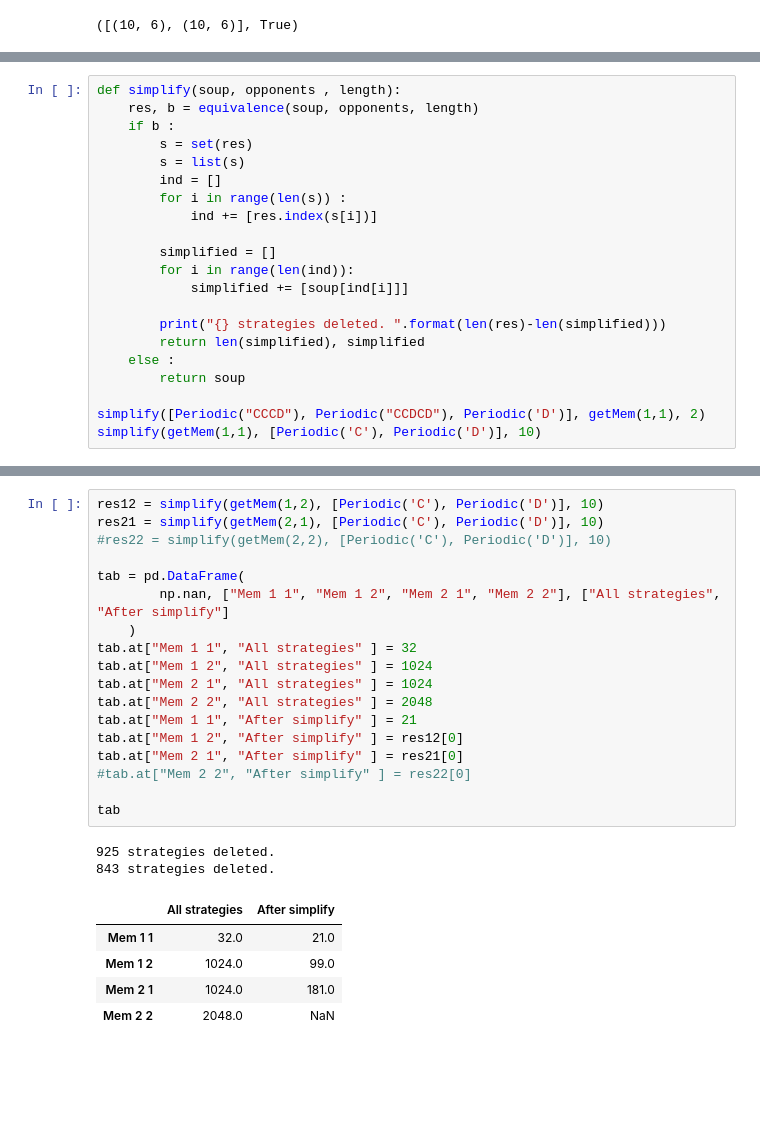
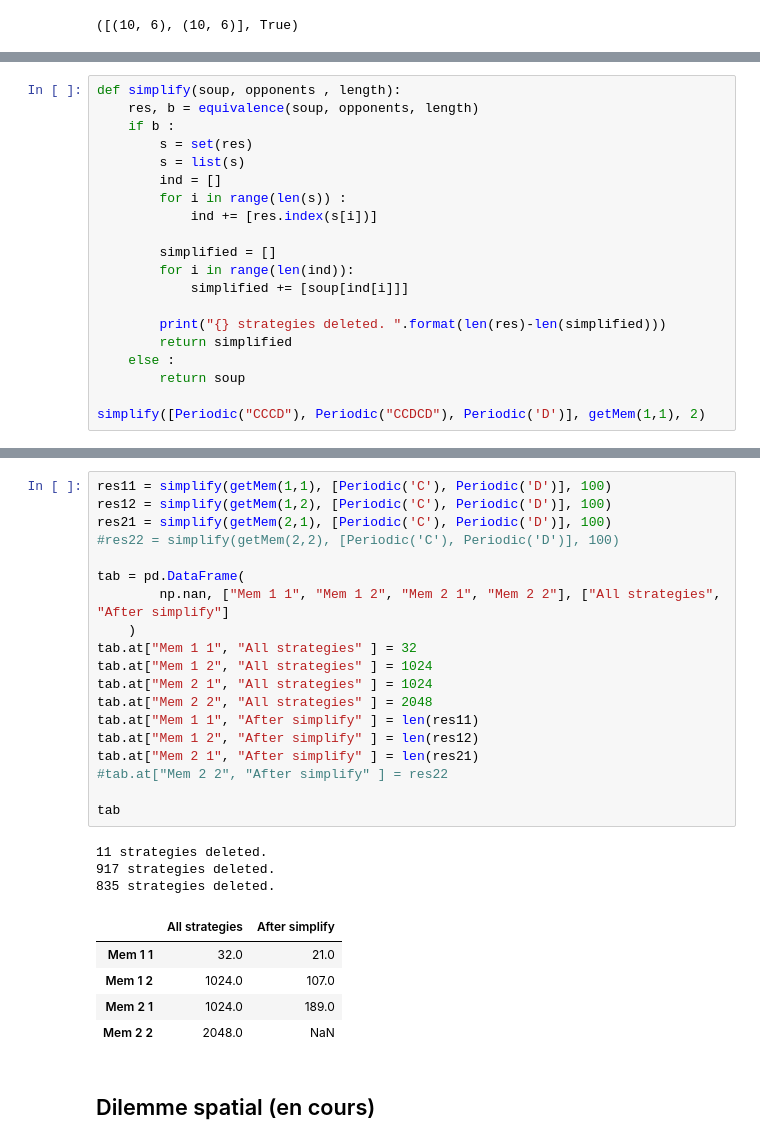
Before and after one commit to cristal-smac/ipd, a Jupyter notebook: FR/Tools.ipynb, the cells around one changed output, grey strips where cells are left out. Saved outputs shown, nothing was run; the diff lists cells and outputs as text; blank space fills up the shorter version.

Commit message:
tableau equivalence ok + dilemme spatial

```diff
--- a/FR/Tools.ipynb
+++ b/FR/Tools.ipynb
@@ -151,11 +154,10 @@ def simplify(soup, opponents , length):
             simplified += [soup[ind[i]]]
 
         print("{} strategies deleted. ".format(len(res)-len(simplified)))
-        return len(simplified), simplified
+        return simplified
     else :
         return soup
 
 simplify([Periodic("CCCD"), Periodic("CCDCD"), Periodic('D')], getMem(1,1), 2)
-simplify(getMem(1,1), [Periodic('C'), Periodic('D')], 10)
 # %% [output]
 1 strategies deleted.
@@ -180,26 +165,30 @@ simplify(getMem(1,1), [Periodic('C'), Periodic('D')], 10)
 # %%
-res12 = simplify(getMem(1,2), [Periodic('C'), Periodic('D')], 10)
-res21 = simplify(getMem(2,1), [Periodic('C'), Periodic('D')], 10)
-#res22 = simplify(getMem(2,2), [Periodic('C'), Periodic('D')], 10)
+res11 = simplify(getMem(1,1), [Periodic('C'), Periodic('D')], 100)
+res12 = simplify(getMem(1,2), [Periodic('C'), Periodic('D')], 100)
+res21 = simplify(getMem(2,1), [Periodic('C'), Periodic('D')], 100)
+#res22 = simplify(getMem(2,2), [Periodic('C'), Periodic('D')], 100)
 
 tab = pd.DataFrame(
         np.nan, ["Mem 1 1", "Mem 1 2", "Mem 2 1", "Mem 2 2"], ["All strategies", "After simplify"]
     )
 tab.at["Mem 1 1", "All strategies" ] = 32
 tab.at["Mem 1 2", "All strategies" ] = 1024
 tab.at["Mem 2 1", "All strategies" ] = 1024
 tab.at["Mem 2 2", "All strategies" ] = 2048
-tab.at["Mem 1 1", "After simplify" ] = 21
-tab.at["Mem 1 2", "After simplify" ] = res12[0]
-tab.at["Mem 2 1", "After simplify" ] = res21[0]
-#tab.at["Mem 2 2", "After simplify" ] = res22[0]
+tab.at["Mem 1 1", "After simplify" ] = len(res11)
+tab.at["Mem 1 2", "After simplify" ] = len(res12)
+tab.at["Mem 2 1", "After simplify" ] = len(res21)
+#tab.at["Mem 2 2", "After simplify" ] = res22
 
 tab
 # %% [output]
-925 strategies deleted.
-843 strategies deleted.
+11 strategies deleted.
+917 strategies deleted.
+835 strategies deleted.
 |  | All strategies | After simplify |
 | Mem 1 1 | 32.0 | 21.0 |
-| Mem 1 2 | 1024.0 | 99.0 |
-| Mem 2 1 | 1024.0 | 181.0 |
+| Mem 1 2 | 1024.0 | 107.0 |
+| Mem 2 1 | 1024.0 | 189.0 |
 | Mem 2 2 | 2048.0 | NaN |
+# %% [markdown]
+## Dilemme spatial (en cours)
```
Also changed, not shown: parts of 5 cells of this notebook.
